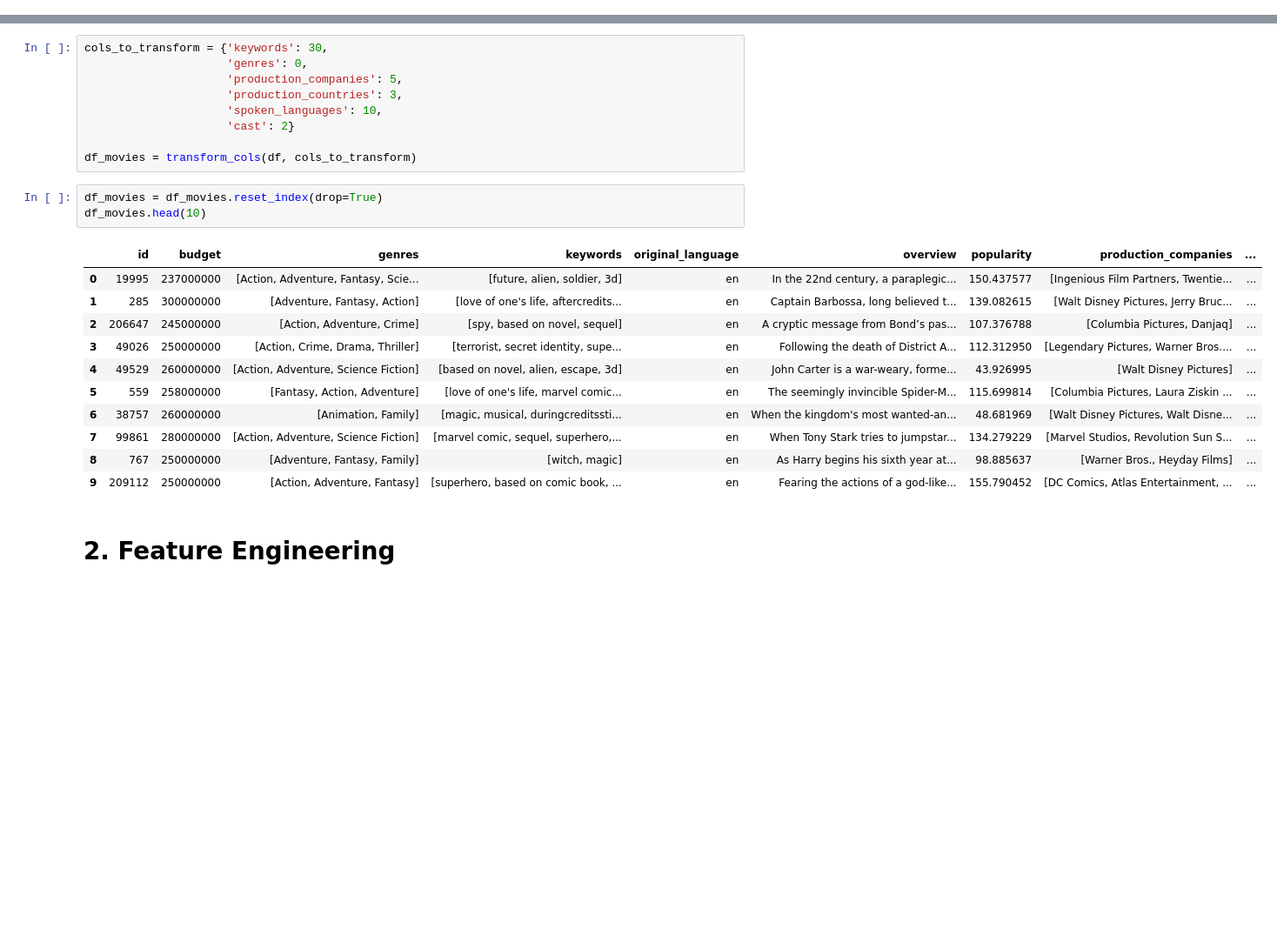
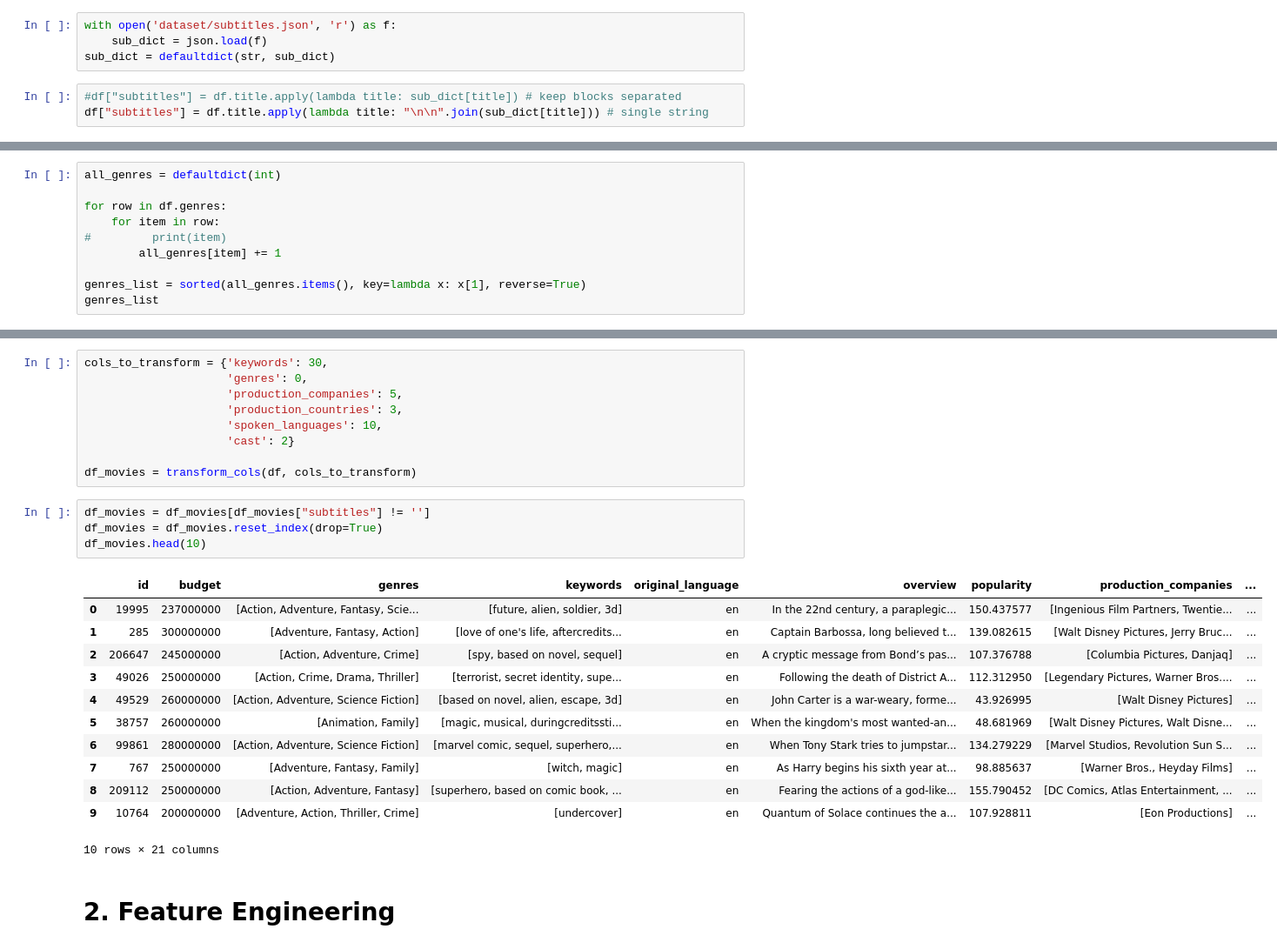
Before and after one commit to juliafeec/tmdb, a Jupyter notebook: main_work.ipynb, the cells around one changed output, grey strips where cells are left out. Shown at 87% size. Cells and saved outputs as stored; diff of their text form; blank space fills up the shorter version.

```diff
--- a/main_work.ipynb
+++ b/main_work.ipynb
@@ -30,0 +33,7 @@ df = df.merge(credits_sub)
+# %%
+with open('dataset/subtitles.json', 'r') as f:
+    sub_dict = json.load(f)
+sub_dict = defaultdict(str, sub_dict)
+# %%
+#df["subtitles"] = df.title.apply(lambda title: sub_dict[title]) # keep blocks separated
+df["subtitles"] = df.title.apply(lambda title: "\n\n".join(sub_dict[title])) # single string
@@ -36,3 +63,13 @@ for i, row in df.iterrows():
     if row['genres'] == '[]':
         df.drop(i, inplace=True)
 df = df.dropna()
+# %%
+all_genres = defaultdict(int)
+
+for row in df.genres:
+    for item in row:
+#         print(item)
+        all_genres[item] += 1
+
+genres_list = sorted(all_genres.items(), key=lambda x: x[1], reverse=True)
+genres_list
@@ -114,20 +169,22 @@ cols_to_transform = {'keywords': 30,
 
 df_movies = transform_cols(df, cols_to_transform)
 # %%
+df_movies = df_movies[df_movies["subtitles"] != '']
 df_movies = df_movies.reset_index(drop=True)
 df_movies.head(10)
 # %% [output]
 |  | id | budget | genres | keywords | original_language | overview | popularity | production_companies | ... |
 | 0 | 19995 | 237000000 | [Action, Adventure, Fantasy, Scie... | [future, alien, soldier, 3d] | en | In the 22nd century, a paraplegic... | 150.437577 | [Ingenious Film Partners, Twentie... | ... |
 | 1 | 285 | 300000000 | [Adventure, Fantasy, Action] | [love of one's life, aftercredits... | en | Captain Barbossa, long believed t... | 139.082615 | [Walt Disney Pictures, Jerry Bruc... | ... |
 | 2 | 206647 | 245000000 | [Action, Adventure, Crime] | [spy, based on novel, sequel] | en | A cryptic message from Bond’s pas... | 107.376788 | [Columbia Pictures, Danjaq] | ... |
 | 3 | 49026 | 250000000 | [Action, Crime, Drama, Thriller] | [terrorist, secret identity, supe... | en | Following the death of District A... | 112.312950 | [Legendary Pictures, Warner Bros.... | ... |
 | 4 | 49529 | 260000000 | [Action, Adventure, Science Fiction] | [based on novel, alien, escape, 3d] | en | John Carter is a war-weary, forme... | 43.926995 | [Walt Disney Pictures] | ... |
-| 5 | 559 | 258000000 | [Fantasy, Action, Adventure] | [love of one's life, marvel comic... | en | The seemingly invincible Spider-M... | 115.699814 | [Columbia Pictures, Laura Ziskin ... | ... |
-| 6 | 38757 | 260000000 | [Animation, Family] | [magic, musical, duringcreditssti... | en | When the kingdom's most wanted-an... | 48.681969 | [Walt Disney Pictures, Walt Disne... | ... |
-| 7 | 99861 | 280000000 | [Action, Adventure, Science Fiction] | [marvel comic, sequel, superhero,... | en | When Tony Stark tries to jumpstar... | 134.279229 | [Marvel Studios, Revolution Sun S... | ... |
-| 8 | 767 | 250000000 | [Adventure, Fantasy, Family] | [witch, magic] | en | As Harry begins his sixth year at... | 98.885637 | [Warner Bros., Heyday Films] | ... |
-| 9 | 209112 | 250000000 | [Action, Adventure, Fantasy] | [superhero, based on comic book, ... | en | Fearing the actions of a god-like... | 155.790452 | [DC Comics, Atlas Entertainment, ... | ... |
+| 5 | 38757 | 260000000 | [Animation, Family] | [magic, musical, duringcreditssti... | en | When the kingdom's most wanted-an... | 48.681969 | [Walt Disney Pictures, Walt Disne... | ... |
+| 6 | 99861 | 280000000 | [Action, Adventure, Science Fiction] | [marvel comic, sequel, superhero,... | en | When Tony Stark tries to jumpstar... | 134.279229 | [Marvel Studios, Revolution Sun S... | ... |
+| 7 | 767 | 250000000 | [Adventure, Fantasy, Family] | [witch, magic] | en | As Harry begins his sixth year at... | 98.885637 | [Warner Bros., Heyday Films] | ... |
+| 8 | 209112 | 250000000 | [Action, Adventure, Fantasy] | [superhero, based on comic book, ... | en | Fearing the actions of a god-like... | 155.790452 | [DC Comics, Atlas Entertainment, ... | ... |
+| 9 | 10764 | 200000000 | [Adventure, Action, Thriller, Crime] | [undercover] | en | Quantum of Solace continues the a... | 107.928811 | [Eon Productions] | ... |
+10 rows × 21 columns
 # %% [markdown]
 # 2. Feature Engineering
 # %% [markdown]
```
Also changed, not shown: parts of 53 cells of this notebook, 2 other files.
